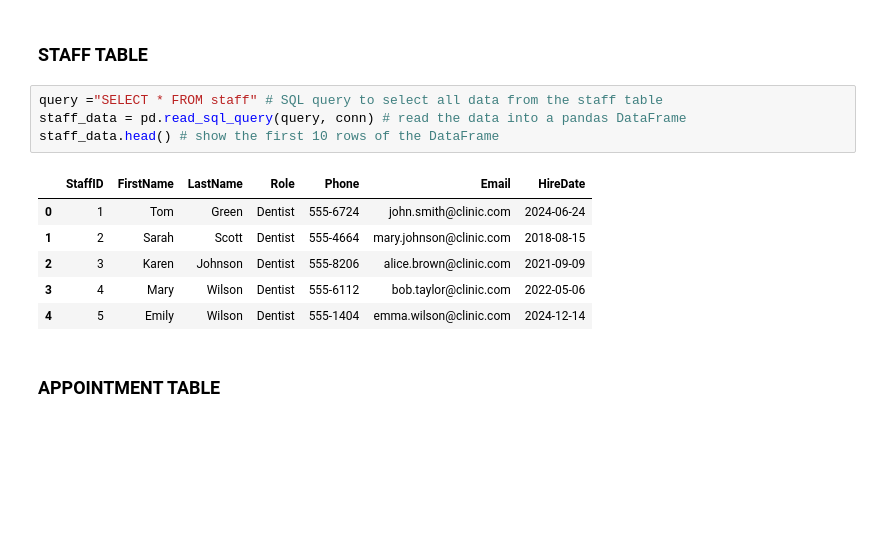
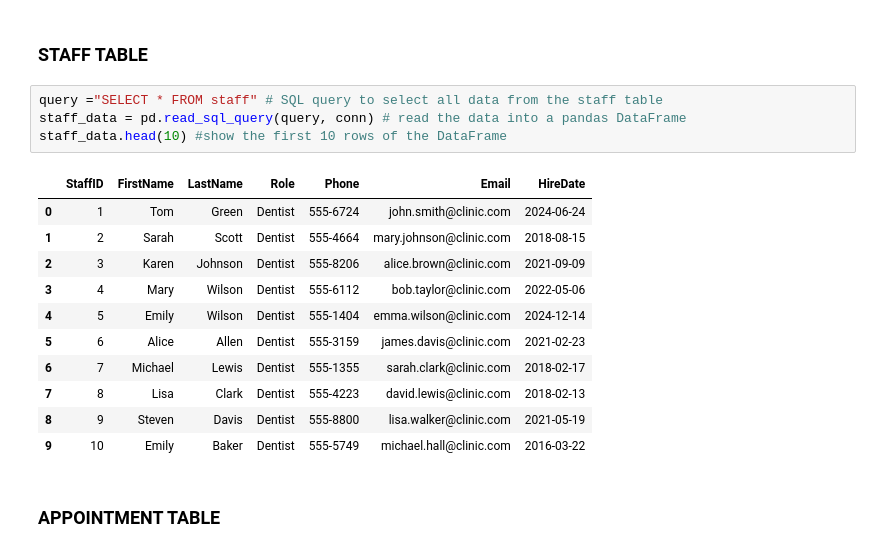
Before and after one commit to TimotheeNkwar/Database-Systems, a Jupyter notebook: DataBase_Project/Dentist_Clinic_DB.ipynb, the cells around one changed output. Saved outputs shown, nothing was run; the diff lists cells and outputs as text; blank space fills up the shorter version.

```diff
--- a/DataBase_Project/Dentist_Clinic_DB.ipynb
+++ b/DataBase_Project/Dentist_Clinic_DB.ipynb
@@ -201,14 +201,19 @@ In the Dentist table, Specialty depends on DentistID, not on other attributes of
 # %%
 query ="SELECT * FROM staff" # SQL query to select all data from the staff table
 staff_data = pd.read_sql_query(query, conn) # read the data into a pandas DataFrame
-staff_data.head() # show the first 10 rows of the DataFrame
+staff_data.head(10) #show the first 10 rows of the DataFrame
 # %% [output]
 |  | StaffID | FirstName | LastName | Role | Phone | Email | HireDate |
 | 0 | 1 | Tom | Green | Dentist | 555-6724 | john.smith@clinic.com | 2024-06-24 |
 | 1 | 2 | Sarah | Scott | Dentist | 555-4664 | mary.johnson@clinic.com | 2018-08-15 |
 | 2 | 3 | Karen | Johnson | Dentist | 555-8206 | alice.brown@clinic.com | 2021-09-09 |
 | 3 | 4 | Mary | Wilson | Dentist | 555-6112 | bob.taylor@clinic.com | 2022-05-06 |
 | 4 | 5 | Emily | Wilson | Dentist | 555-1404 | emma.wilson@clinic.com | 2024-12-14 |
+| 5 | 6 | Alice | Allen | Dentist | 555-3159 | james.davis@clinic.com | 2021-02-23 |
+| 6 | 7 | Michael | Lewis | Dentist | 555-1355 | sarah.clark@clinic.com | 2018-02-17 |
+| 7 | 8 | Lisa | Clark | Dentist | 555-4223 | david.lewis@clinic.com | 2018-02-13 |
+| 8 | 9 | Steven | Davis | Dentist | 555-8800 | lisa.walker@clinic.com | 2021-05-19 |
+| 9 | 10 | Emily | Baker | Dentist | 555-5749 | michael.hall@clinic.com | 2016-03-22 |
 # %% [markdown]
 ### APPOINTMENT TABLE
 # %%
```
